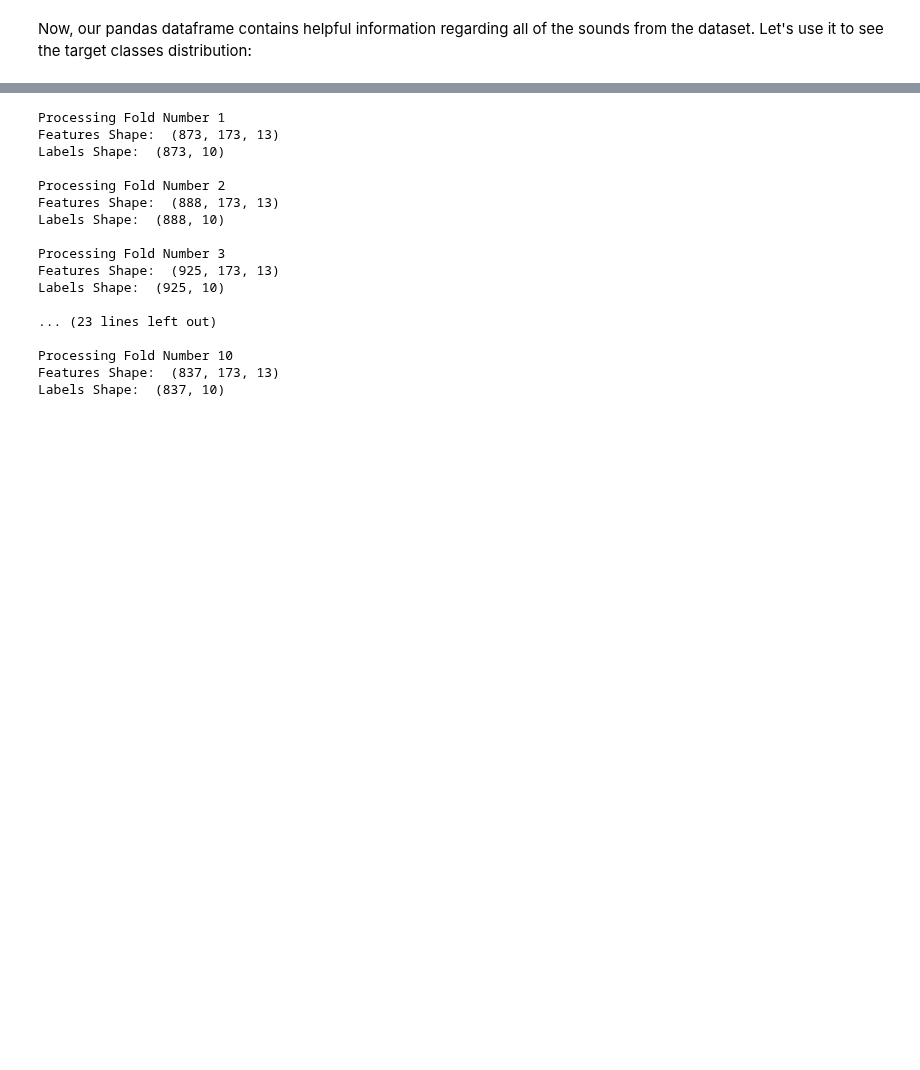
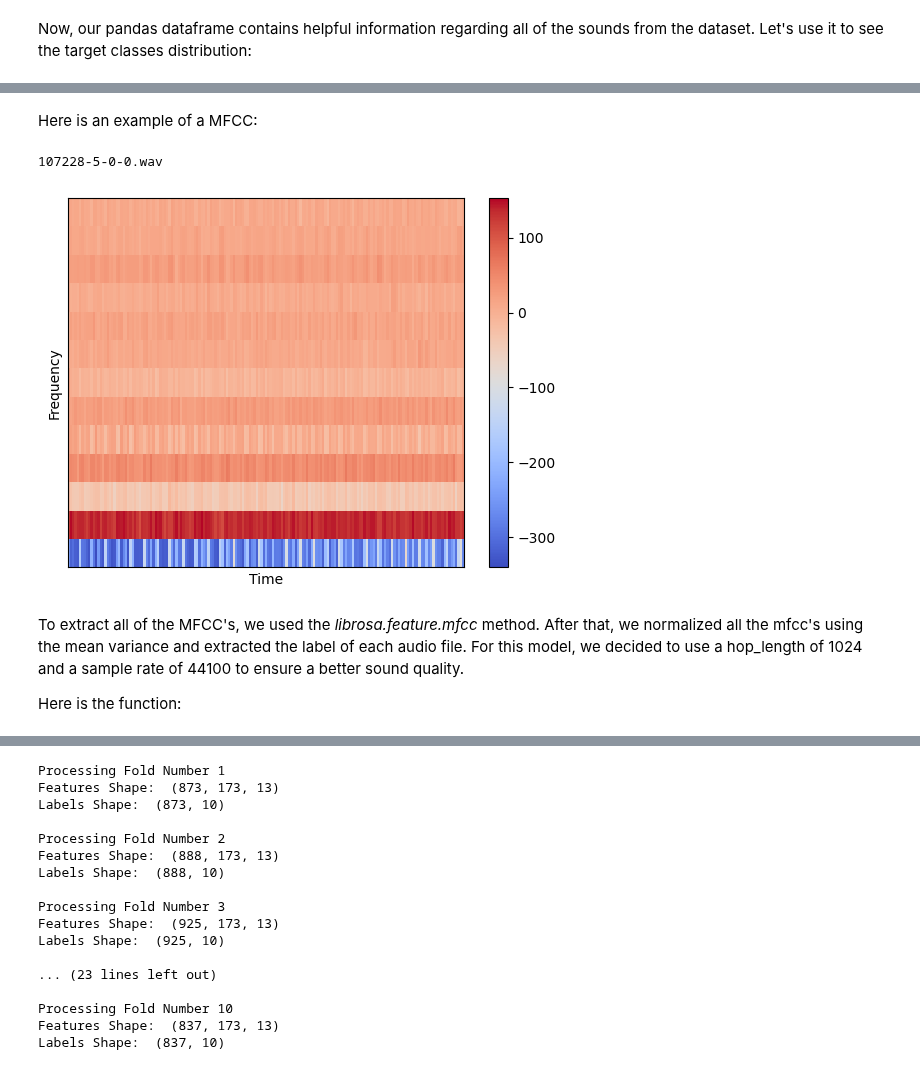
Before and after one commit to joaobaptista30/Sound_Classification, a Jupyter notebook: rnn-lstm.ipynb, the cells around one changed output, grey strips where cells are left out. Saved outputs shown, nothing was run; the diff lists cells and outputs as text; code cells hidden in the pictures; blank space fills up the shorter version.

```diff
--- a/rnn-lstm.ipynb
+++ b/rnn-lstm.ipynb
@@ -85,0 +97,21 @@ Padding of the Audio to a Fixed Length
+# %% [markdown]
+Here is an example of a MFCC:
+# %%
+filename = df.slice_file_name[500] # select random file
+fold = df.fold[500]
+print(filename)
+path = '../UrbanSound8K/audio/fold' + str(fold) + '/' + str(filename)
+audio, sr = librosa.load(path, sr = 44100)
+mfcc = librosa.feature.mfcc(y = audio, n_mfcc = 13, hop_length = 1024)
+librosa.display.specshow(mfcc, sr = sr, hop_length = 1024)
+plt.xlabel("Time")
+plt.ylabel("Frequency")
+plt.colorbar()
+plt.show()
+# %% [output]
+107228-5-0-0.wav
+[figure, added]
+# %% [markdown]
+To extract all of the MFCC's, we used the *librosa.feature.mfcc* method. After that, we normalized all the mfcc's using the mean variance and extracted the label of each audio file. For this model, we decided to use a hop_length of 1024 and a sample rate of 44100 to ensure a better sound quality.
+
+Here is the function:
```
Also changed, not shown: parts of 20 cells of this notebook.
